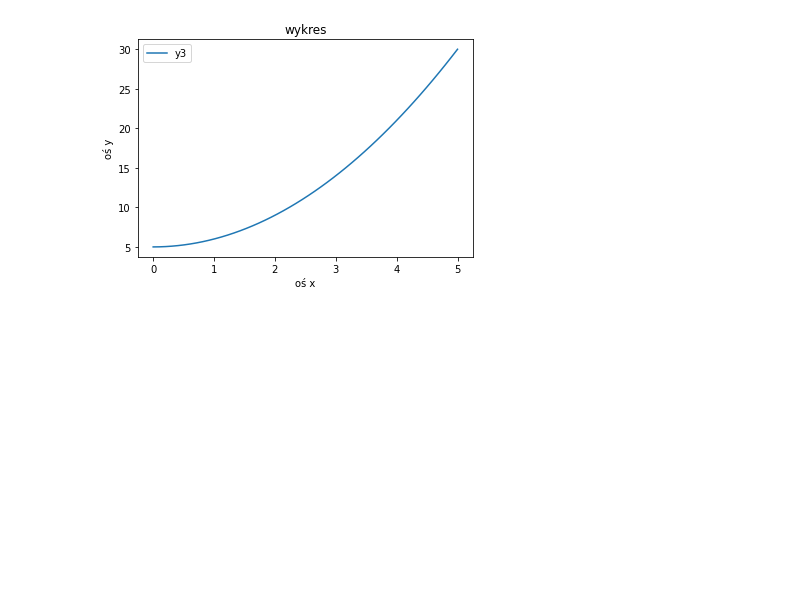
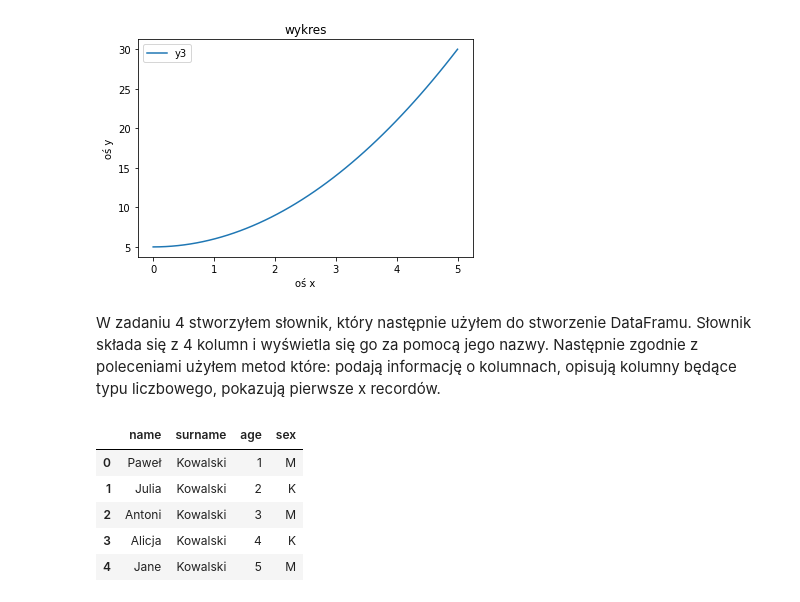
Before and after one commit to PawelManka/AiBD_pawelmanka, a Jupyter notebook: lab_1.ipynb, the cells around one changed output. Saved outputs shown, nothing was run; the diff lists cells and outputs as text; code cells hidden in the pictures; blank space fills up the shorter version.

```diff
--- a/lab_1.ipynb
+++ b/lab_1.ipynb
@@ -61,0 +60,14 @@ df = pd.DataFrame(data=d)
+# %% [markdown]
+W zadaniu 4 stworzyłem słownik, który następnie użyłem do stworzenie DataFramu. Słownik składa się z 4 kolumn i wyświetla się go za pomocą jego nazwy. Następnie zgodnie z poleceniami użyłem metod które: podają informację o kolumnach, opisują kolumny będące typu liczbowego, pokazują pierwsze x recordów.
+# %%
+d = {'name': ["Paweł", "Julia", "Antoni", "Alicja", "Jane"], 'surname': ["Kowalski", "Kowalski", "Kowalski", "Kowalski", "Kowalski"], 'age': [1, 2, 3, 4, 5], 'sex': ["M", "K", "M", "K", "M"] }
+# d = {'name': [1, 2, 3, 4, 5], 'surname': [1, 6,2,3,4], 'age': [1, 2, 3, 4, 5], 'sex': [0, 1, 0, 0, 1] }
+df = pd.DataFrame(data=d)
+df
+# %% [output]
+|  | name | surname | age | sex |
+| 0 | Paweł | Kowalski | 1 | M |
+| 1 | Julia | Kowalski | 2 | K |
+| 2 | Antoni | Kowalski | 3 | M |
+| 3 | Alicja | Kowalski | 4 | K |
+| 4 | Jane | Kowalski | 5 | M |
```
Also changed, not shown: parts of 6 cells of this notebook.
